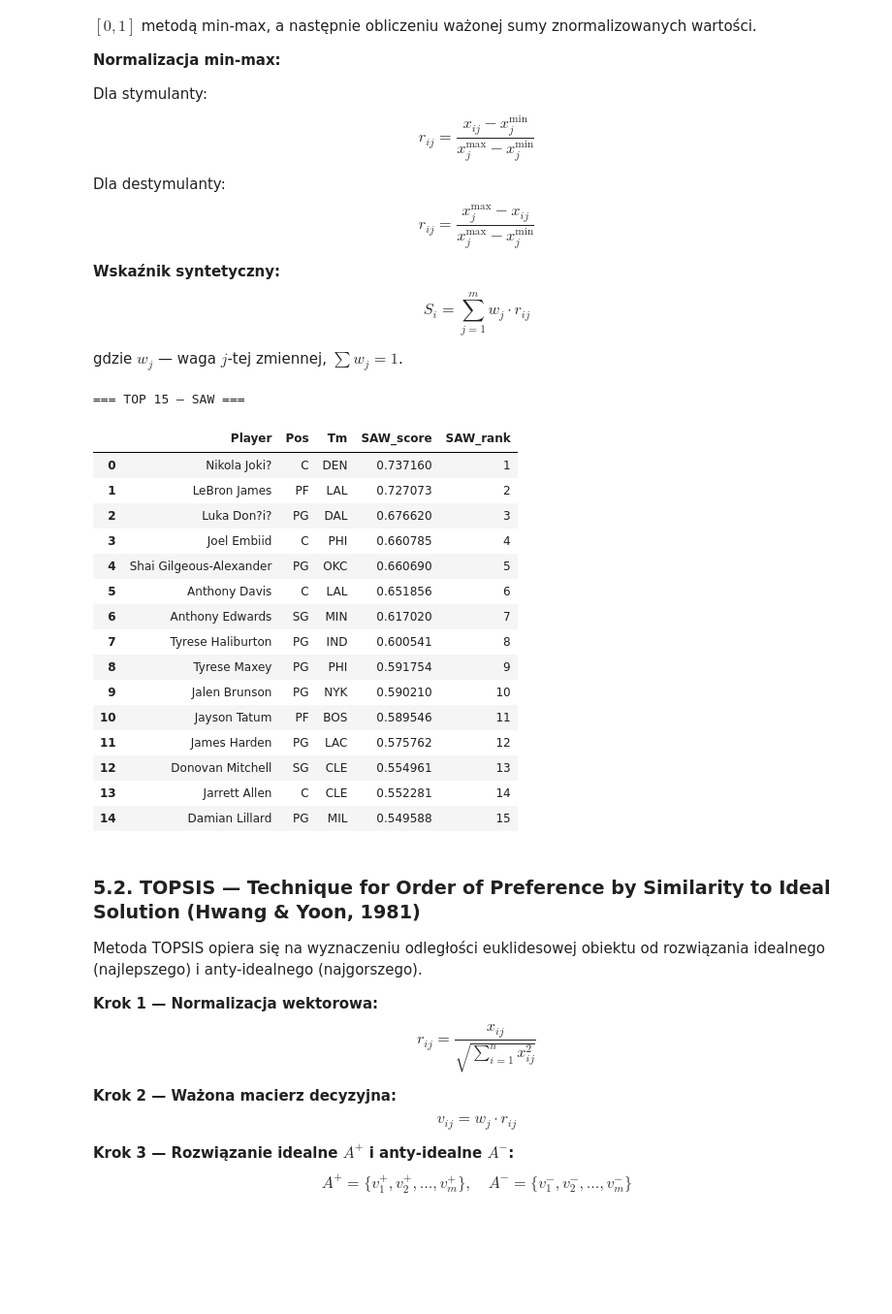
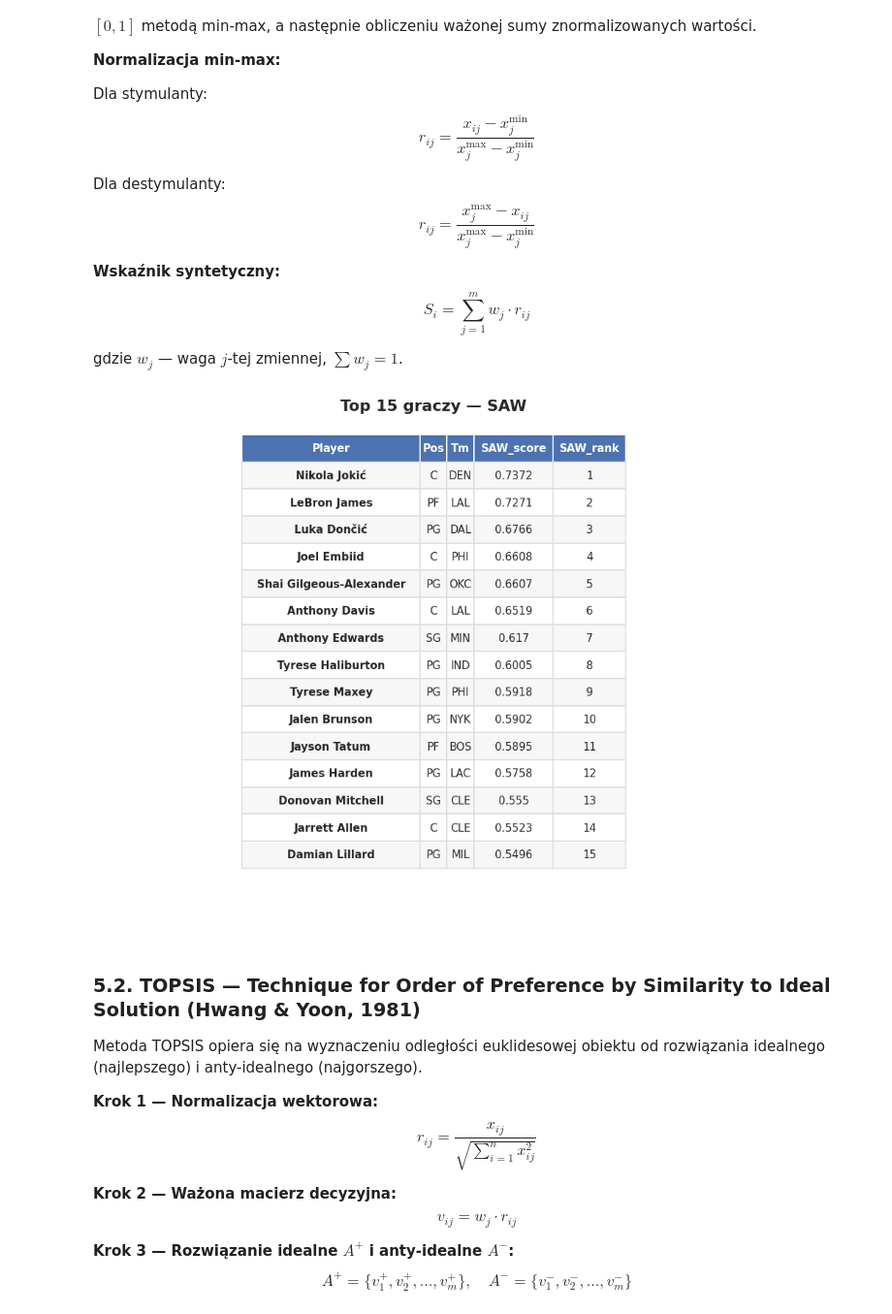
Before and after one commit to fmich7/nba-cluster-analysis, a Jupyter notebook: nba_ranking_analysis.ipynb, the cells around one changed output. Shown at 97% size. Drawn from its saved outputs; the diff is of its cells as text; code cells hidden in the pictures; blank space fills up the shorter version.

```diff
--- a/nba_ranking_analysis.ipynb
+++ b/nba_ranking_analysis.ipynb
@@ -427,52 +462,38 @@ gdzie $w_j$ — waga $j$-tej zmiennej, $\sum w_j = 1$.
 def ranking_saw(df, stimulants, destimulants, weights):
     # SAW (Simple Additive Weighting) z normalizacja min-max
     result = df[["Player", "Pos", "Tm"]].copy()
     all_vars = stimulants + destimulants
 
     for var in all_vars:
         vals = df[var].values.astype(float)
         v_min, v_max = vals.min(), vals.max()
         denom = v_max - v_min
         if denom == 0:
             result[f"{var}_norm"] = 0.0
         elif var in stimulants:
             result[f"{var}_norm"] = (vals - v_min) / denom
         else:
             result[f"{var}_norm"] = (v_max - vals) / denom
 
     score = np.zeros(len(result))
     for var in all_vars:
         w = weights.get(var, 0.0)
         score += w * result[f"{var}_norm"].values
     result["SAW_score"] = score
     result["SAW_rank"] = result["SAW_score"].rank(ascending=False, method="min").astype(int)
     result = result.sort_values("SAW_rank").reset_index(drop=True)
 
     norm_cols = [c for c in result.columns if c.endswith("_norm")]
     result = result.drop(columns=norm_cols)
     return result
 
 saw_df = ranking_saw(df, STIMULANTS, DESTIMULANTS, WEIGHTS)
-print("=== TOP 15 — SAW ===")
-saw_df[["Player", "Pos", "Tm", "SAW_score", "SAW_rank"]].head(15)
+top15_saw = saw_df[["Player", "Pos", "Tm", "SAW_score", "SAW_rank"]].head(15).copy()
+top15_saw["SAW_score"] = top15_saw["SAW_score"].round(4)
+render_table(top15_saw, title="Top 15 graczy — SAW", filename="tab_top15_saw",
+             highlight_col=0)
 # %% [output]
-=== TOP 15 — SAW ===
-|  | Player | Pos | Tm | SAW_score | SAW_rank |
-| 0 | Nikola Joki? | C | DEN | 0.737160 | 1 |
-| 1 | LeBron James | PF | LAL | 0.727073 | 2 |
-| 2 | Luka Don?i? | PG | DAL | 0.676620 | 3 |
-| 3 | Joel Embiid | C | PHI | 0.660785 | 4 |
-| 4 | Shai Gilgeous-Alexander | PG | OKC | 0.660690 | 5 |
-| 5 | Anthony Davis | C | LAL | 0.651856 | 6 |
-| 6 | Anthony Edwards | SG | MIN | 0.617020 | 7 |
-| 7 | Tyrese Haliburton | PG | IND | 0.600541 | 8 |
-| 8 | Tyrese Maxey | PG | PHI | 0.591754 | 9 |
-| 9 | Jalen Brunson | PG | NYK | 0.590210 | 10 |
-| 10 | Jayson Tatum | PF | BOS | 0.589546 | 11 |
-| 11 | James Harden | PG | LAC | 0.575762 | 12 |
-| 12 | Donovan Mitchell | SG | CLE | 0.554961 | 13 |
-| 13 | Jarrett Allen | C | CLE | 0.552281 | 14 |
-| 14 | Damian Lillard | PG | MIL | 0.549588 | 15 |
+[figure, added]
 # %% [markdown]
 ### 5.2. TOPSIS — Technique for Order of Preference by Similarity to Ideal Solution (Hwang & Yoon, 1981)
 
```
Also changed, not shown: parts of 24 cells of this notebook, 40 other files.
